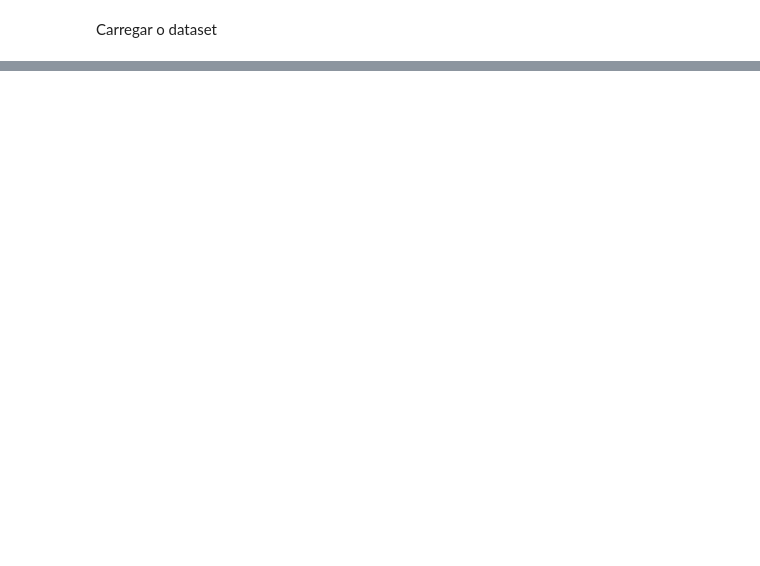
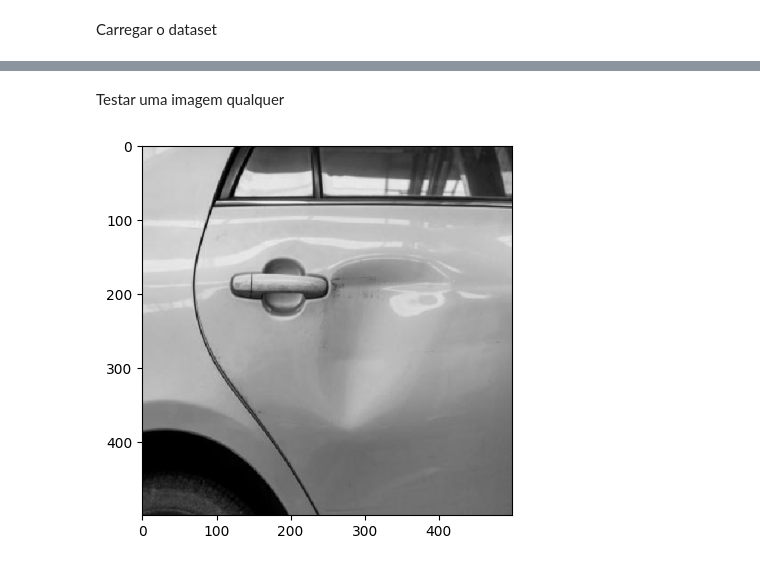
Before and after one commit to ricardofachini/visao-computacional, a Jupyter notebook: classificador.ipynb, the cells around one changed output, grey strips where cells are left out. Drawn from its saved outputs; the diff is of its cells as text; code cells hidden in the pictures; blank space fills up the shorter version.

```diff
--- a/classificador.ipynb
+++ b/classificador.ipynb
@@ -42,0 +89,18 @@ cv2_imshow(out.get_image()[:, :, ::-1])
+# %%
+from detectron2.engine import DefaultTrainer
+
+cfg = get_cfg()
+cfg.merge_from_file(model_zoo.get_config_file("COCO-InstanceSegmentation/mask_rcnn_R_50_FPN_3x.yaml")) #
+cfg.DATASETS.TRAIN = ("car-damage-v8-train",)
+cfg.DATASETS.TEST = ("car-damage-v8-test",)
+cfg.DATALOADER.NUM_WORKERS = 2
+cfg.MODEL.WEIGHTS = model_zoo.get_checkpoint_url("COCO-InstanceSegmentation/mask_rcnn_R_50_FPN_3x.yaml")
+cfg.SOLVER.IMS_PER_BATCH = 2
+cfg.SOLVER.BASE_LR = 0.0001
+cfg.SOLVER.MAX_ITER = 400 #2000
+cfg.MODEL.ROI_HEADS.BATCH_SIZE_PER_IMAGE = 128
+cfg.MODEL.ROI_HEADS.NUM_CLASSES = 1
+
+trainer = DefaultTrainer(cfg)
+trainer.resume_or_load(resume=False)
+trainer.train()
@@ -42,0 +154,9 @@ cv2_imshow(out.get_image()[:, :, ::-1])
+# %%
+cfg.OUTPUT_DIR = "./output"
+
+from detectron2.evaluation import COCOEvaluator, inference_on_dataset
+from detectron2.data import build_detection_test_loader
+
+evaluator = COCOEvaluator("car-damage-v8-train", cfg, False, output_dir="./output/")
+val_loader = build_detection_test_loader(cfg, "car-damage-v8-train")
+print(inference_on_dataset(trainer.model, val_loader, evaluator))
@@ -42,0 +181,4 @@ cv2_imshow(out.get_image()[:, :, ::-1])
+# %%
+cfg.MODEL.WEIGHTS = os.path.join(cfg.OUTPUT_DIR, "model_final.pth")  # path to the model we just trained
+cfg.MODEL.ROI_HEADS.SCORE_THRESH_TEST = 0.7   # set a custom testing threshold
+predictor = DefaultPredictor(cfg)
@@ -42,0 +224,13 @@ cv2_imshow(out.get_image()[:, :, ::-1])
+# %% [markdown]
+Testar uma imagem qualquer
+# %%
+im = cv2.imread("datasets/car-damage-v8/valid/img031_jpg.rf.71e93f72183c283897a28cc3fa9fcfad.jpg")
+outputs = predictor(im)
+
+# Visualize the output
+v = Visualizer(im[:, :, ::-1], metadata=my_dataset_metadata, scale=1.2)
+v = v.draw_instance_predictions(outputs["instances"].to("cpu"))
+plt.imshow(v.get_image()[:, :, ::-1])
+plt.show()
+# %% [output]
+[figure, added]
```
Also changed, not shown: parts of 14 cells of this notebook.
